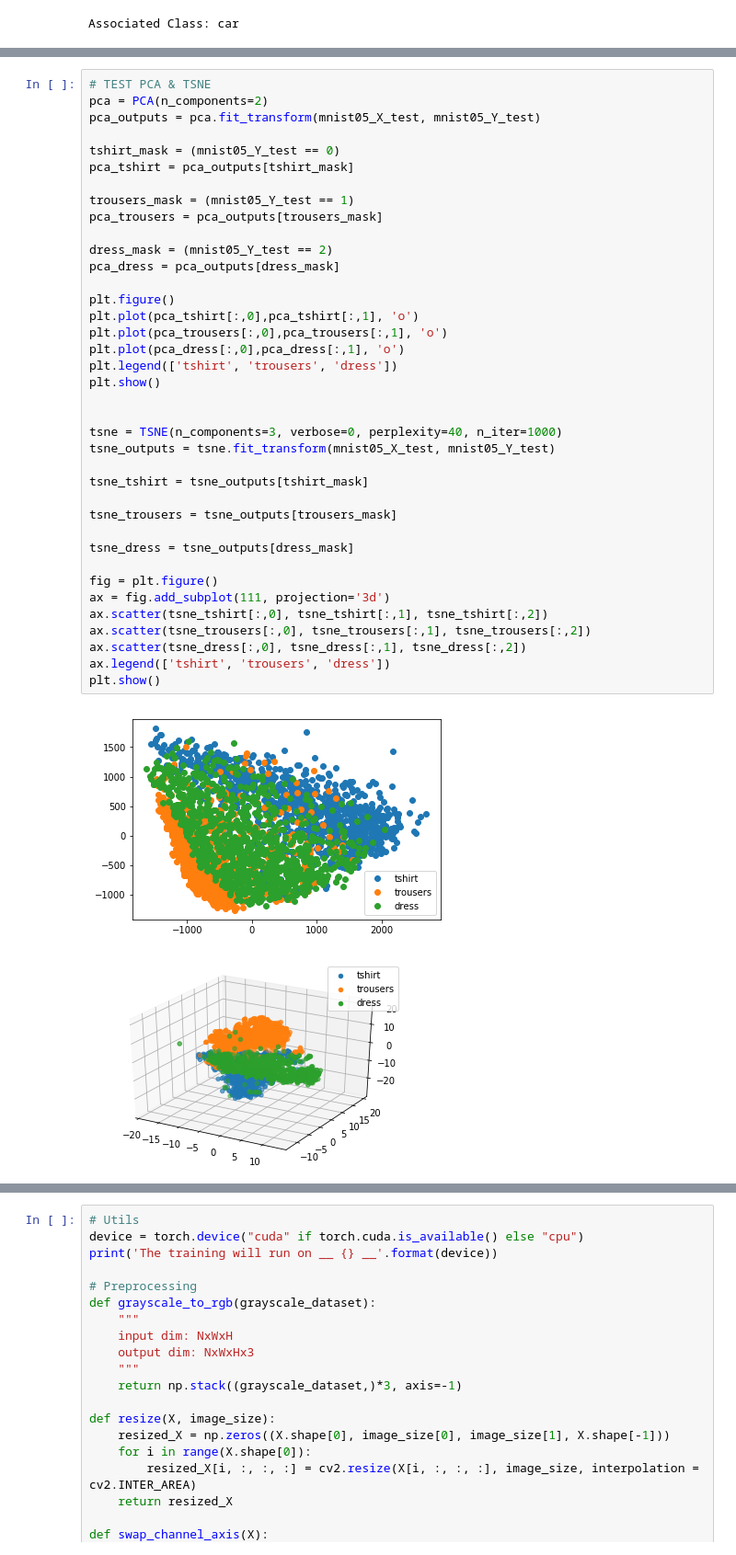
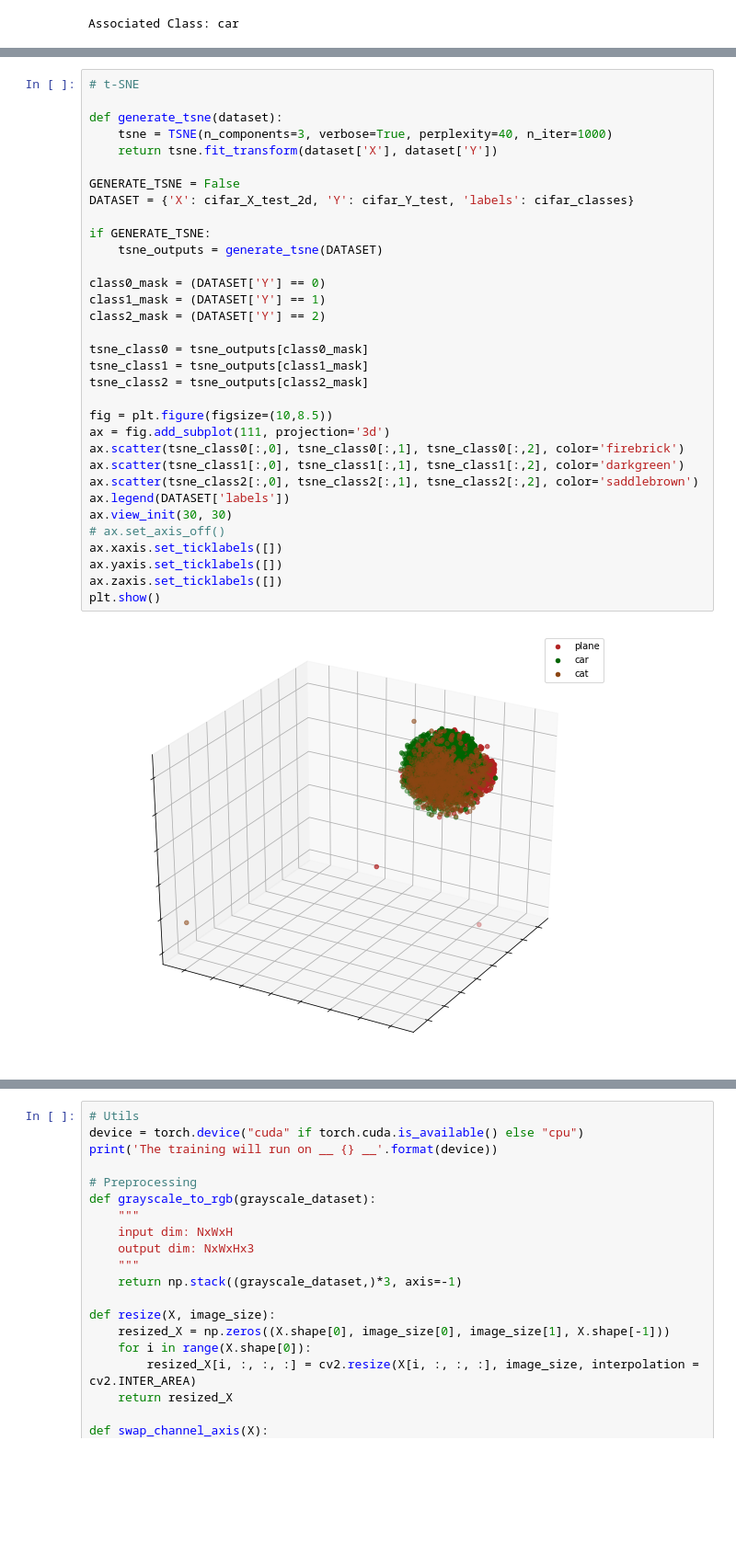
Before and after one commit to pierresegonne/COMP5328_Project2, a Jupyter notebook: pierre.ipynb, the cells around one changed output, grey strips where cells are left out. Shown at 92% size. Drawn from its saved outputs; the diff is of its cells as text; blank space fills up the shorter version.

```diff
--- a/pierre.ipynb
+++ b/pierre.ipynb
@@ -302,41 +271,35 @@ accuracy(mnist05_Y_train, clf.predict(mnist05_X_train)), accuracy(mnist05_Y_test
-# %%
-# TEST PCA & TSNE
-pca = PCA(n_components=2)
-pca_outputs = pca.fit_transform(mnist05_X_test, mnist05_Y_test)
-
-tshirt_mask = (mnist05_Y_test == 0)
-pca_tshirt = pca_outputs[tshirt_mask]
-
-trousers_mask = (mnist05_Y_test == 1)
-pca_trousers = pca_outputs[trousers_mask]
-
-dress_mask = (mnist05_Y_test == 2)
-pca_dress = pca_outputs[dress_mask]
-
-plt.figure()
-plt.plot(pca_tshirt[:,0],pca_tshirt[:,1], 'o')
-plt.plot(pca_trousers[:,0],pca_trousers[:,1], 'o')
-plt.plot(pca_dress[:,0],pca_dress[:,1], 'o')
-plt.legend(['tshirt', 'trousers', 'dress'])
-plt.show()
-
-
-tsne = TSNE(n_components=3, verbose=0, perplexity=40, n_iter=1000)
-tsne_outputs = tsne.fit_transform(mnist05_X_test, mnist05_Y_test)
-
-tsne_tshirt = tsne_outputs[tshirt_mask]
-
-tsne_trousers = tsne_outputs[trousers_mask]
-
-tsne_dress = tsne_outputs[dress_mask]
-
-fig = plt.figure()
-ax = fig.add_subplot(111, projection='3d')
-ax.scatter(tsne_tshirt[:,0], tsne_tshirt[:,1], tsne_tshirt[:,2])
-ax.scatter(tsne_trousers[:,0], tsne_trousers[:,1], tsne_trousers[:,2])
-ax.scatter(tsne_dress[:,0], tsne_dress[:,1], tsne_dress[:,2])
-ax.legend(['tshirt', 'trousers', 'dress'])
-plt.show()
-# %% [output]
-[figure, removed]
-[figure, removed]
+# %%
+# t-SNE
+
+def generate_tsne(dataset):
+    tsne = TSNE(n_components=3, verbose=True, perplexity=40, n_iter=1000)
+    return tsne.fit_transform(dataset['X'], dataset['Y'])
+
+GENERATE_TSNE = False
+DATASET = {'X': cifar_X_test_2d, 'Y': cifar_Y_test, 'labels': cifar_classes}
+
+if GENERATE_TSNE:
+    tsne_outputs = generate_tsne(DATASET)
+
+class0_mask = (DATASET['Y'] == 0)
+class1_mask = (DATASET['Y'] == 1)
+class2_mask = (DATASET['Y'] == 2)
+
+tsne_class0 = tsne_outputs[class0_mask]
+tsne_class1 = tsne_outputs[class1_mask]
+tsne_class2 = tsne_outputs[class2_mask]
+
+fig = plt.figure(figsize=(10,8.5))
+ax = fig.add_subplot(111, projection='3d')
+ax.scatter(tsne_class0[:,0], tsne_class0[:,1], tsne_class0[:,2], color='firebrick')
+ax.scatter(tsne_class1[:,0], tsne_class1[:,1], tsne_class1[:,2], color='darkgreen')
+ax.scatter(tsne_class2[:,0], tsne_class2[:,1], tsne_class2[:,2], color='saddlebrown')
+ax.legend(DATASET['labels'])
+ax.view_init(30, 30)
+# ax.set_axis_off()
+ax.xaxis.set_ticklabels([])
+ax.yaxis.set_ticklabels([])
+ax.zaxis.set_ticklabels([])
+plt.show()
+# %% [output]
+[figure, added]
```
Also changed, not shown: parts of 27 cells of this notebook.
